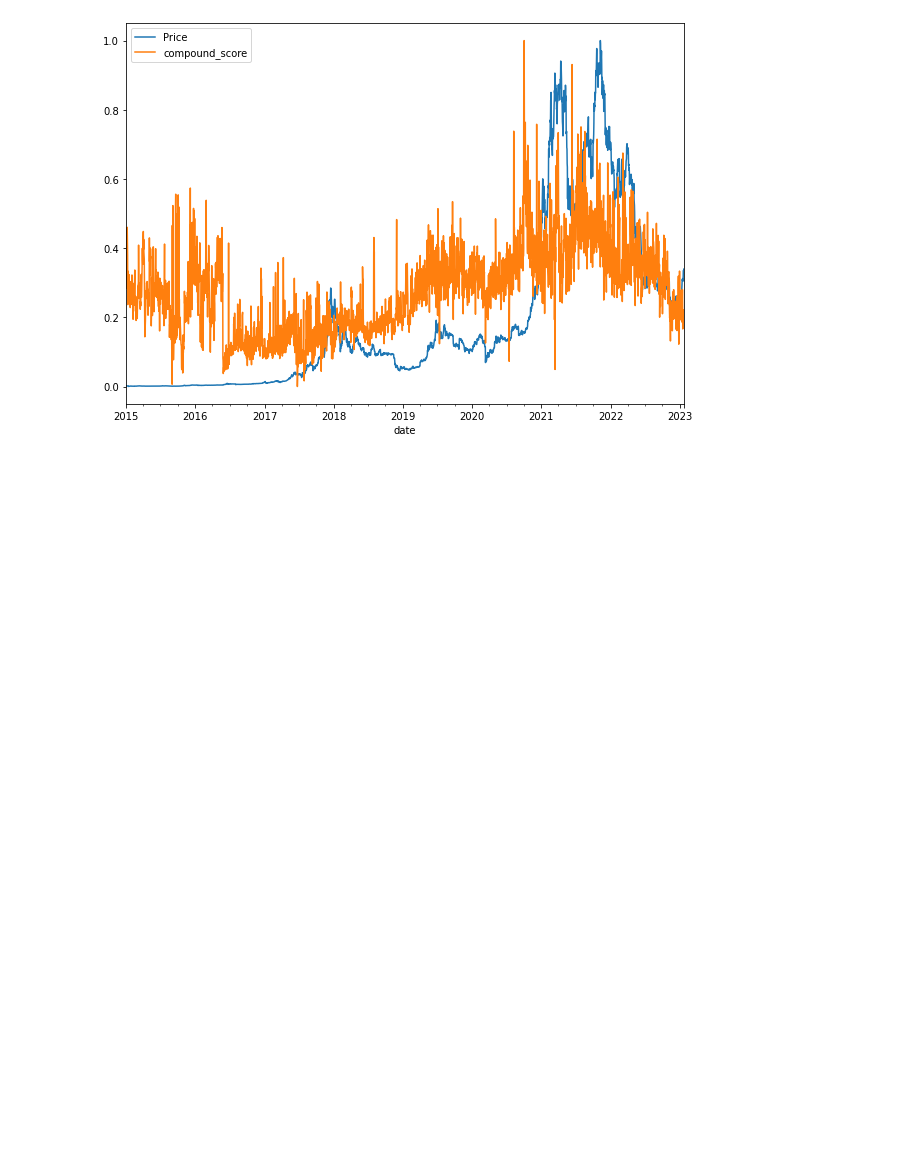
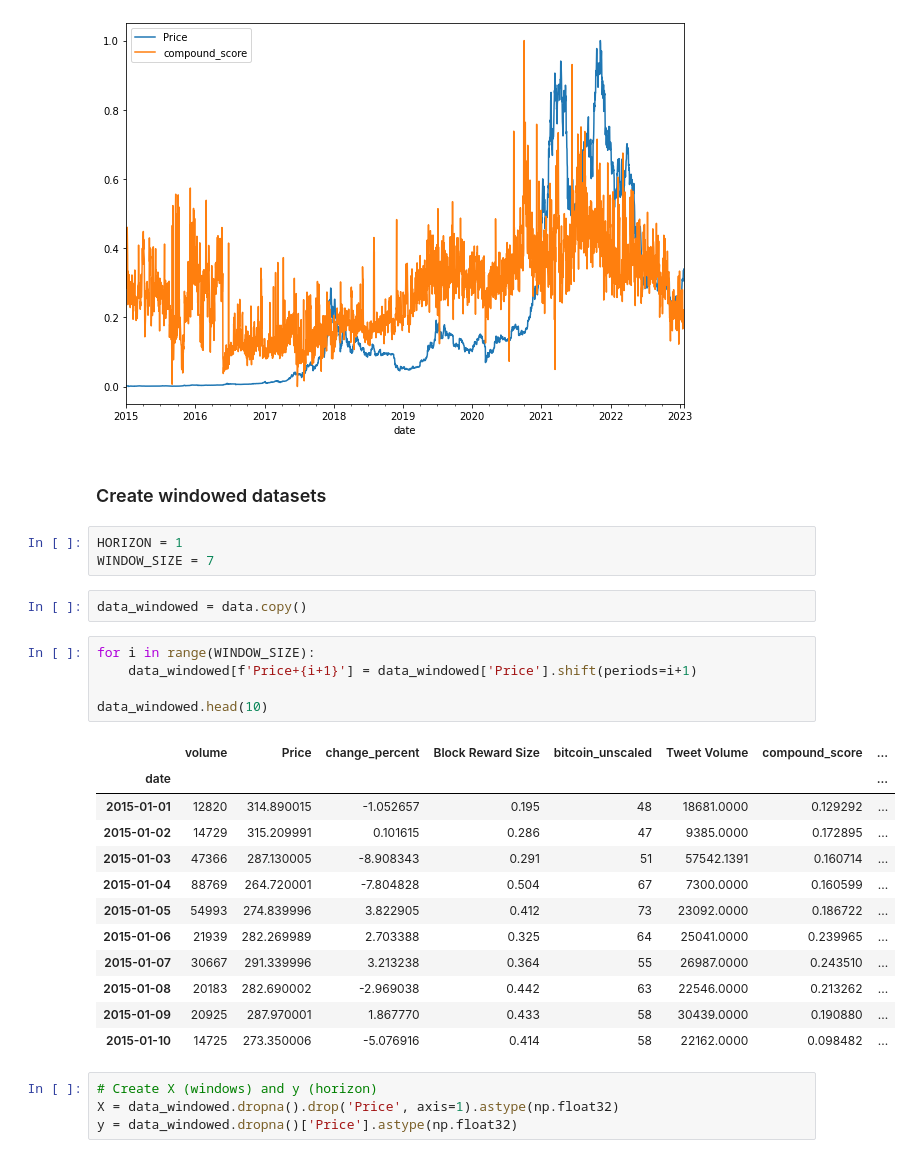
Before and after one commit to Ammar-Raneez/BitForecast, a Jupyter notebook: ml/notebooks/model/multivariate.ipynb, the cells around one changed output. Cells and saved outputs as stored; diff of their text form; blank space fills up the shorter version.

```diff
--- a/ml/notebooks/model/multivariate.ipynb
+++ b/ml/notebooks/model/multivariate.ipynb
@@ -149,3 +149,32 @@ pd.DataFrame(
 ).plot(figsize=(10, 7));
 # %% [output]
 [figure]
+# %% [markdown]
+### Create windowed datasets
+# %%
+HORIZON = 1
+WINDOW_SIZE = 7
+# %%
+data_windowed = data.copy()
+# %%
+for i in range(WINDOW_SIZE):
+    data_windowed[f'Price+{i+1}'] = data_windowed['Price'].shift(periods=i+1)
+
+data_windowed.head(10)
+# %% [output]
+|  | volume | Price | change_percent | Block Reward Size | bitcoin_unscaled | Tweet Volume | compound_score | ... |
+| date |  |  |  |  |  |  |  | ... |
+| 2015-01-01 | 12820 | 314.890015 | -1.052657 | 0.195 | 48 | 18681.0000 | 0.129292 | ... |
+| 2015-01-02 | 14729 | 315.209991 | 0.101615 | 0.286 | 47 | 9385.0000 | 0.172895 | ... |
+| 2015-01-03 | 47366 | 287.130005 | -8.908343 | 0.291 | 51 | 57542.1391 | 0.160714 | ... |
+| 2015-01-04 | 88769 | 264.720001 | -7.804828 | 0.504 | 67 | 7300.0000 | 0.160599 | ... |
+| 2015-01-05 | 54993 | 274.839996 | 3.822905 | 0.412 | 73 | 23092.0000 | 0.186722 | ... |
+| 2015-01-06 | 21939 | 282.269989 | 2.703388 | 0.325 | 64 | 25041.0000 | 0.239965 | ... |
+| 2015-01-07 | 30667 | 291.339996 | 3.213238 | 0.364 | 55 | 26987.0000 | 0.243510 | ... |
+| 2015-01-08 | 20183 | 282.690002 | -2.969038 | 0.442 | 63 | 22546.0000 | 0.213262 | ... |
+| 2015-01-09 | 20925 | 287.970001 | 1.867770 | 0.433 | 58 | 30439.0000 | 0.190880 | ... |
+| 2015-01-10 | 14725 | 273.350006 | -5.076916 | 0.414 | 58 | 22162.0000 | 0.098482 | ... |
+# %%
+# Create X (windows) and y (horizon)
+X = data_windowed.dropna().drop('Price', axis=1).astype(np.float32)
+y = data_windowed.dropna()['Price'].astype(np.float32)
```
Also changed, not shown: parts of 7 cells of this notebook.
